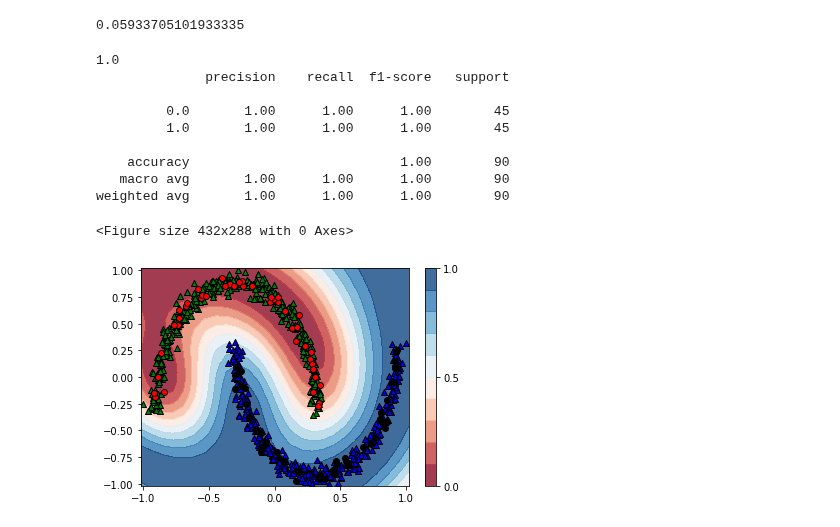
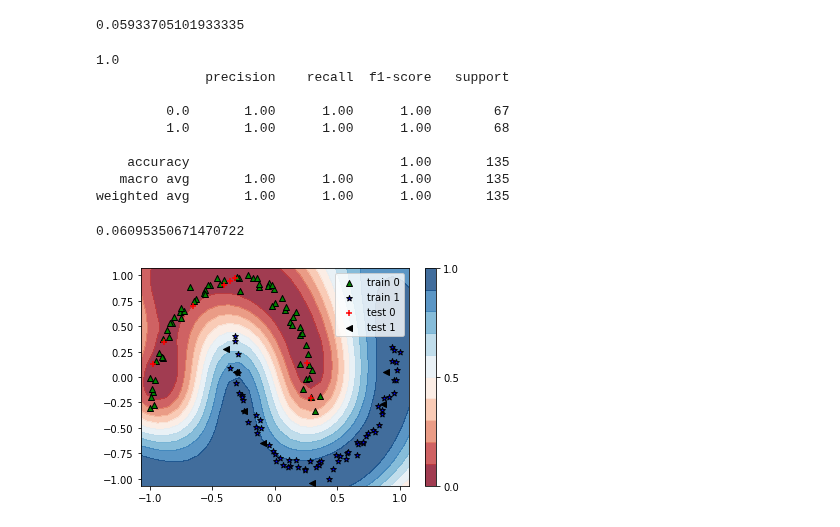
Before and after one commit to kareem1925/Ismailia-school-of-AI, a Jupyter notebook: quantum_gradients/universal_qubit_classifier_using_gradient_descent.ipynb, the cells around one changed output. Drawn from its saved outputs; the diff is of its cells as text; code cells hidden in the pictures.

```diff
--- a/quantum_gradients/universal_qubit_classifier_using_gradient_descent.ipynb
+++ b/quantum_gradients/universal_qubit_classifier_using_gradient_descent.ipynb
@@ -17,0 +128,2 @@ State_labels = [y,y1]
+# %%
+(x_train,y_train),(x_test,y_test),State_labels,weights = cerate_data(1,6,'moons',150,test_size=0.1)
@@ -164,20 +243,31 @@ def predict(params,X):
+# %%
+def predict(params,X):
+
+    fid_1,fid_2 = circuit(params,X)
+
+
+    if fid_1 > fid_2:
+
+      return abs(1-fid_1)
+
+    else:
+
+      return fid_2
 # %%
-from tqdm import tqdm
 np.random.seed(100)
-params = np.random.rand(1,6,3)
-weights = params
 score = np.inf
 lr = 0.2
 test_loss = []
+
 for i in tqdm(range(400)):
 
     index = np.random.randint(0,len(x_train),20)
     x_batch,y_batch = x_train[index],y_train[index]
     #if i+1 == 500 or i+1 == 800:
      #   lr = lr - 0.05
-    weights = optimize(weights,x_batch,y_batch,lr=lr)
+    weights = optimize(weights,x_batch,y_batch,lr,State_labels)
 
-    res = cost(weights,x_test,y_test)
+    res = cost(weights,x_test,y_test,State_labels)
     test_loss.append(res)
     #acc_test = accuracy_score(y_test,np.round(np.array(res)))
 
@@ -213,45 +303,42 @@ for j in range(len(x_test)):
 # %%
-print(accuracy_score(np.array(pred).round(),y_test))
-
-from sklearn.metrics import confusion_matrix,classification_report
-
-print(classification_report(np.array(pred).round(),y_test))
+print(accuracy_score(np.array(pred).round(),y_train))
+print(classification_report(np.array(pred).round(),y_train))
 # %% [output]
 1.0
               precision    recall  f1-score   support
 
-         0.0       1.00      1.00      1.00        45
-         1.0       1.00      1.00      1.00        45
+         0.0       1.00      1.00      1.00        67
+         1.0       1.00      1.00      1.00        68
 
-    accuracy                           1.00        90
-   macro avg       1.00      1.00      1.00        90
-weighted avg       1.00      1.00      1.00        90
+    accuracy                           1.00       135
+   macro avg       1.00      1.00      1.00       135
+weighted avg       1.00      1.00      1.00       135
+# %%
+cost(var,x_train,y_train,State_labels)
+# %% [output]
+0.06095350671470722
 # %%
 xx, yy = np.meshgrid(np.linspace(-2, 2, 50), np.linspace(-2, 2, 50))
 X_grid = [np.array([x, y]) for x, y in zip(xx.flatten(), yy.flatten())]
-#X_grid = scale.transform(X_grid)
-#X_grid = MinMaxScaler(feature_range=(-1,1)).fit_transform(X_grid)
-plt.figure()
-
+X_grid = np.hstack((X_grid,np.zeros(len(X_grid)).reshape(-1,1)))
 predictions_grid = [predict(var, x) for x in X_grid]
-# %% [output]
-<Figure size 432x288 with 0 Axes>
 # %%
-Z = np.reshape(predictions_grid, xx.shape)
+Z = np.reshape(np.array(predictions_grid), xx.shape)
 cm = plt.cm.RdBu
 cnt = plt.contourf(xx, yy, Z, levels=np.arange(0., 1.1, 0.1), cmap=cm, alpha=.8)
 plt.colorbar(cnt, ticks=[0, 0.5, 1])
-plt.scatter(x_train[:, 0][y_train==0], x_train[:, 1][y_train==0], c='g', marker='^', edgecolors='k')
-plt.scatter(x_train[:, 0][y_train==1], x_train[:, 1][y_train==1], c='b', marker='^', edgecolors='k')
-plt.scatter(x_test[:, 0][y_test==0], x_test[:, 1][y_test==0], c='r', marker='o', edgecolors='k')
-plt.scatter(x_test[:, 0][y_test==1], x_test[:, 1][y_test==1], c='black', marker='o', edgecolors='k')
+plt.scatter(x_train[:, 0][y_train==0], x_train[:, 1][y_train==0], c='g', marker='^', edgecolors='k',label='train 0')
+plt.scatter(x_train[:, 0][y_train==1], x_train[:, 1][y_train==1], c='b', marker='*', edgecolors='k',label='train 1')
+plt.scatter(x_test[:, 0][y_test==0], x_test[:, 1][y_test==0], c='r', marker='+', edgecolors='k',label='test 0')
+plt.scatter(x_test[:, 0][y_test==1], x_test[:, 1][y_test==1], c='black', marker='<', edgecolors='k',label='test 1')
 
-plt.ylim(-1.02, 1.02)
-plt.xlim(-1.02, 1.02)
+plt.ylim(-1.07, 1.07)
+plt.xlim(-1.07, 1.07)
+plt.legend()
 plt.savefig('decision_b.png',dpi=700)
 plt.show()
 # %% [output]
-[figure, old version]
+[figure, new version]
 # %%
 plt.xlabel('no of epochs')
 plt.ylabel('test loss')
```
Also changed, not shown: parts of 21 cells of this notebook.
